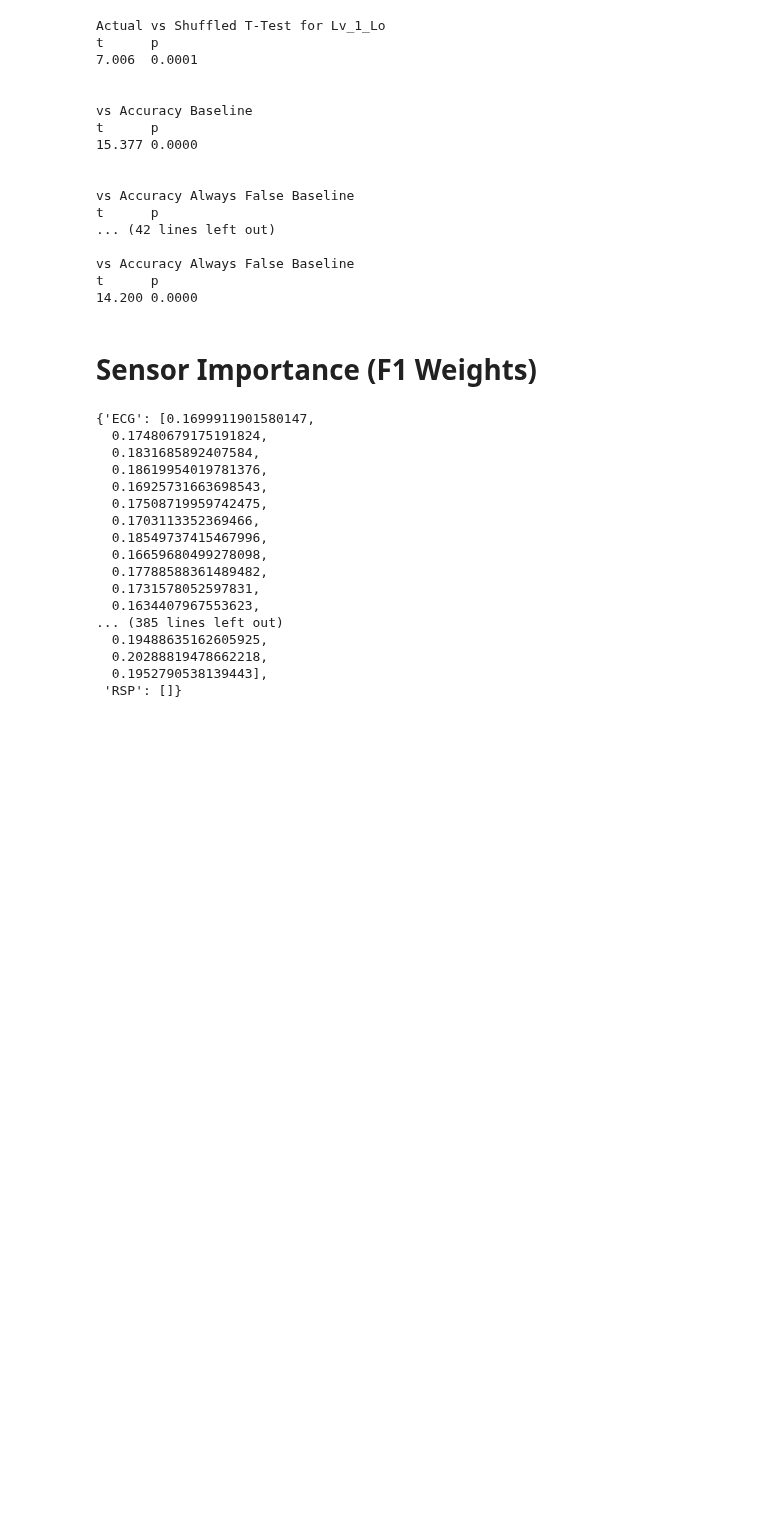
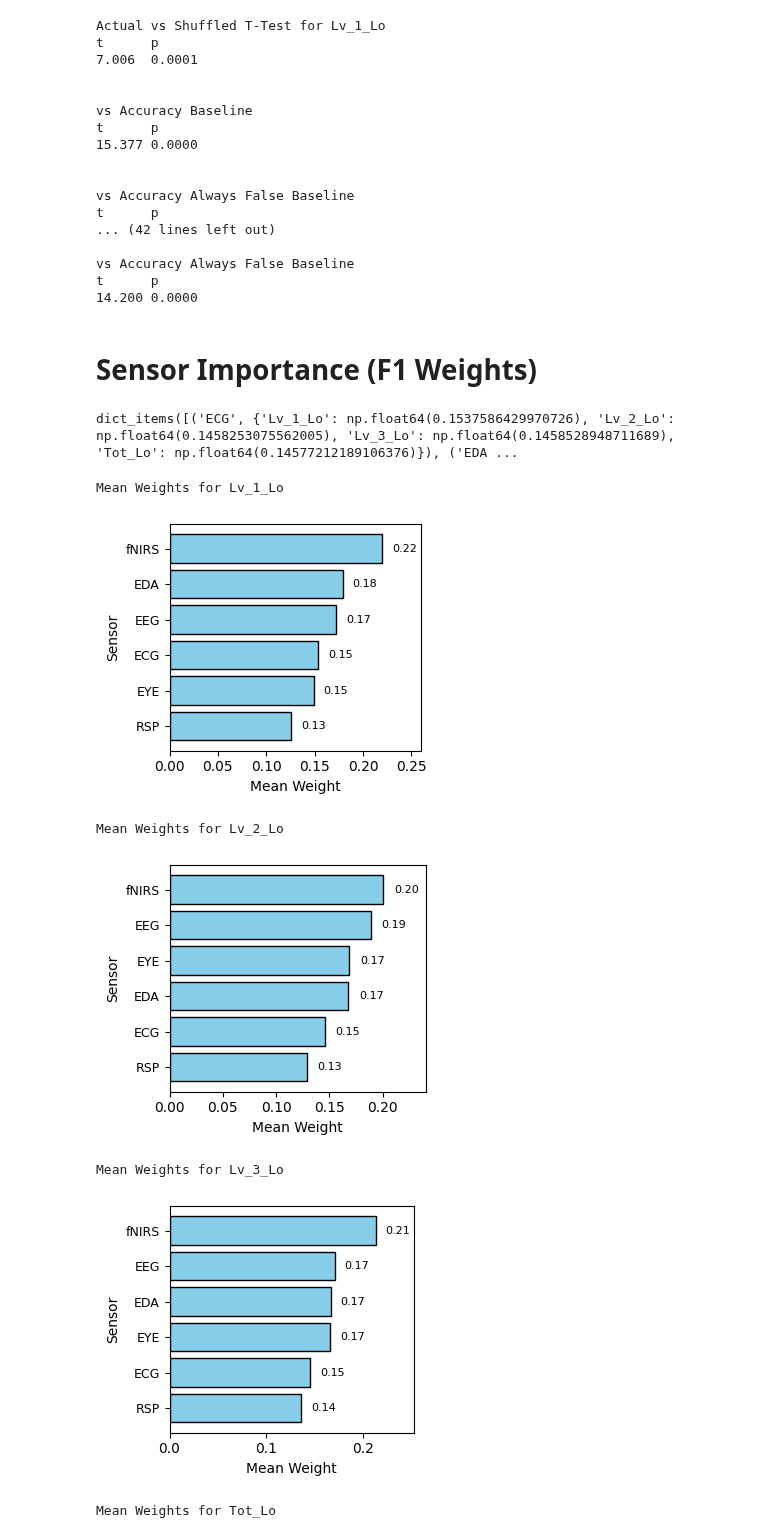
Before and after one commit to jaspershen21/jshen_DLA, a Jupyter notebook: Notebooks/Figures.ipynb, the cells around one changed output. Saved outputs shown, nothing was run; the diff lists cells and outputs as text; code cells hidden in the pictures; blank space fills up the shorter version.

Commit message:
Add graph for mean sensor weights by SA level

```diff
--- a/Notebooks/Figures.ipynb
+++ b/Notebooks/Figures.ipynb
@@ -454,20 +448,37 @@ for dataset_type in dataset_types:
+# %%
+mean_weights.items()
+# %% [output]
+dict_items([('ECG', {'Lv_1_Lo': np.float64(0.1537586429970726), 'Lv_2_Lo': np.float64(0.1458253075562005), 'Lv_3_Lo': np.float64(0.1458528948711689), 'Tot_Lo': np.float64(0.14577212189106376)}), ('EDA ...
 # %%
-weights
+for level in levels:
+    print("Mean Weights for", level)
+
+    # Sort weights in ascending order to present in descending order
+    sorted_mean_weights = sorted(mean_weights[level].items(), key = lambda x: x[1])
+    sensors, values = zip(*sorted_mean_weights)
+
+    # Graph mean weights
+    fig = plt.figure(figsize = (3.5, 3))
+    y_pos = np.arange(len(sensors))
+
+    plt.barh(y_pos, values, color = "skyblue", edgecolor = "k")
+    plt.yticks(y_pos, sensors, fontsize = 9)
+    plt.xlabel("Mean Weight", fontsize = 10)
+    plt.ylabel("Sensor", fontsize = 10)
+    plt.xlim([0, max(values) + 0.04])
+
+    # Annotate bar values
+    for i, v in enumerate(values):
+        plt.text(v + 0.01, i, f"{v:.2f}", va = "center", fontsize = 8)
+
+    plt.tight_layout()
+    plt.savefig(f"./../Images/Paper Figures/{level}_Sensor_Weights.svg", bbox_inches = "tight")
+    plt.show()
 # %% [output]
-{'ECG': [0.1699911901580147,
-  0.17480679175191824,
-  0.1831685892407584,
-  0.18619954019781376,
-  0.16925731663698543,
-  0.17508719959742475,
-  0.1703113352369466,
-  0.18549737415467996,
-  0.16659680499278098,
-  0.17788588361489482,
-  0.1731578052597831,
-  0.1634407967553623,
-... (385 lines left out)
-  0.19488635162605925,
-  0.20288819478662218,
-  0.1952790538139443],
- 'RSP': []}
+Mean Weights for Lv_1_Lo
+[figure, added]
+Mean Weights for Lv_2_Lo
+[figure, added]
+Mean Weights for Lv_3_Lo
+[figure, added]
+Mean Weights for Tot_Lo
```
Also changed, not shown: parts of 2 cells of this notebook.
